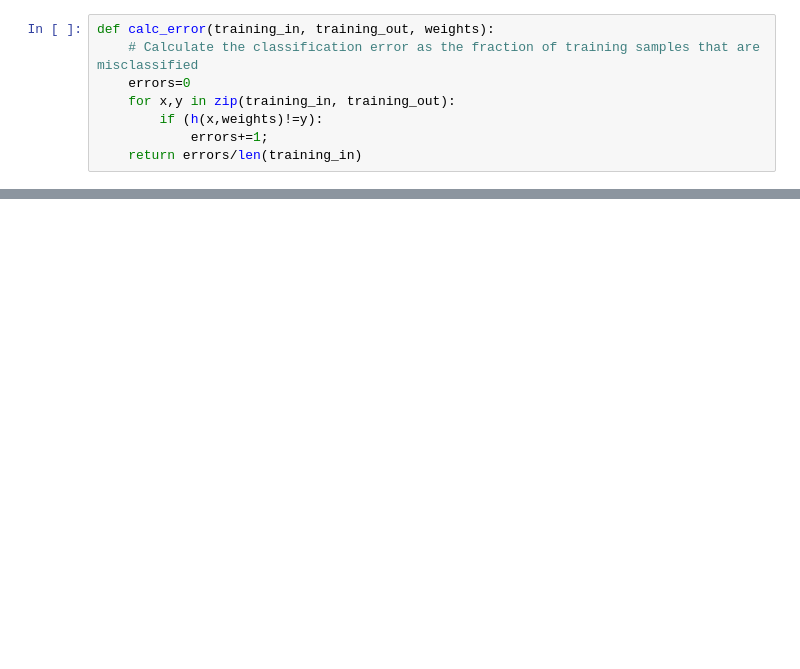
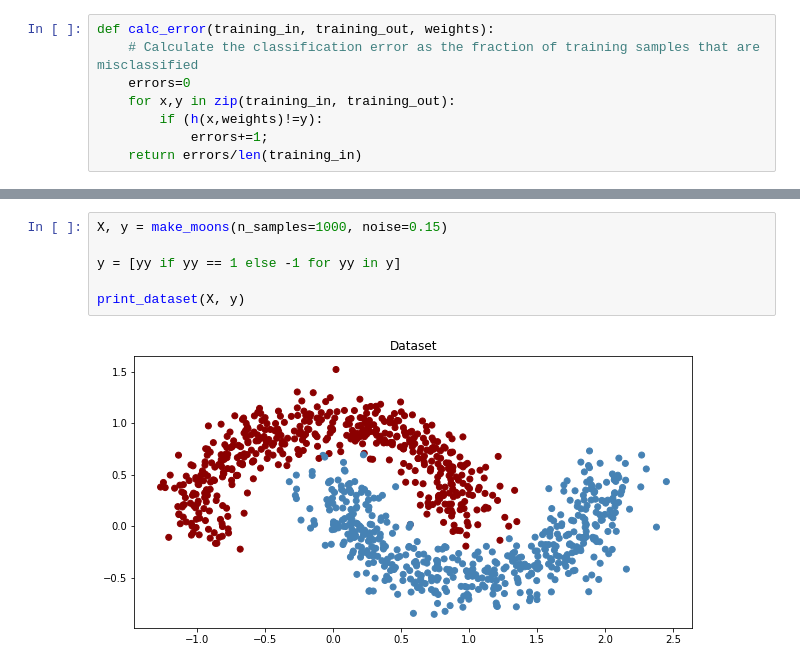
Before and after one commit to vipulpopat/MSCAI_Sem1_Etivity1, a Jupyter notebook: Etivity1.ipynb, the cells around one changed output, grey strips where cells are left out. Cells and saved outputs as stored; diff of their text form; blank space fills up the shorter version.

```diff
--- a/Etivity1.ipynb
+++ b/Etivity1.ipynb
@@ -177,0 +145,8 @@ print(weights)
+# %%
+X, y = make_moons(n_samples=1000, noise=0.15)
+
+y = [yy if yy == 1 else -1 for yy in y]
+
+print_dataset(X, y)
+# %% [output]
+[figure, added]
```
Also changed, not shown: parts of 16 cells of this notebook.
